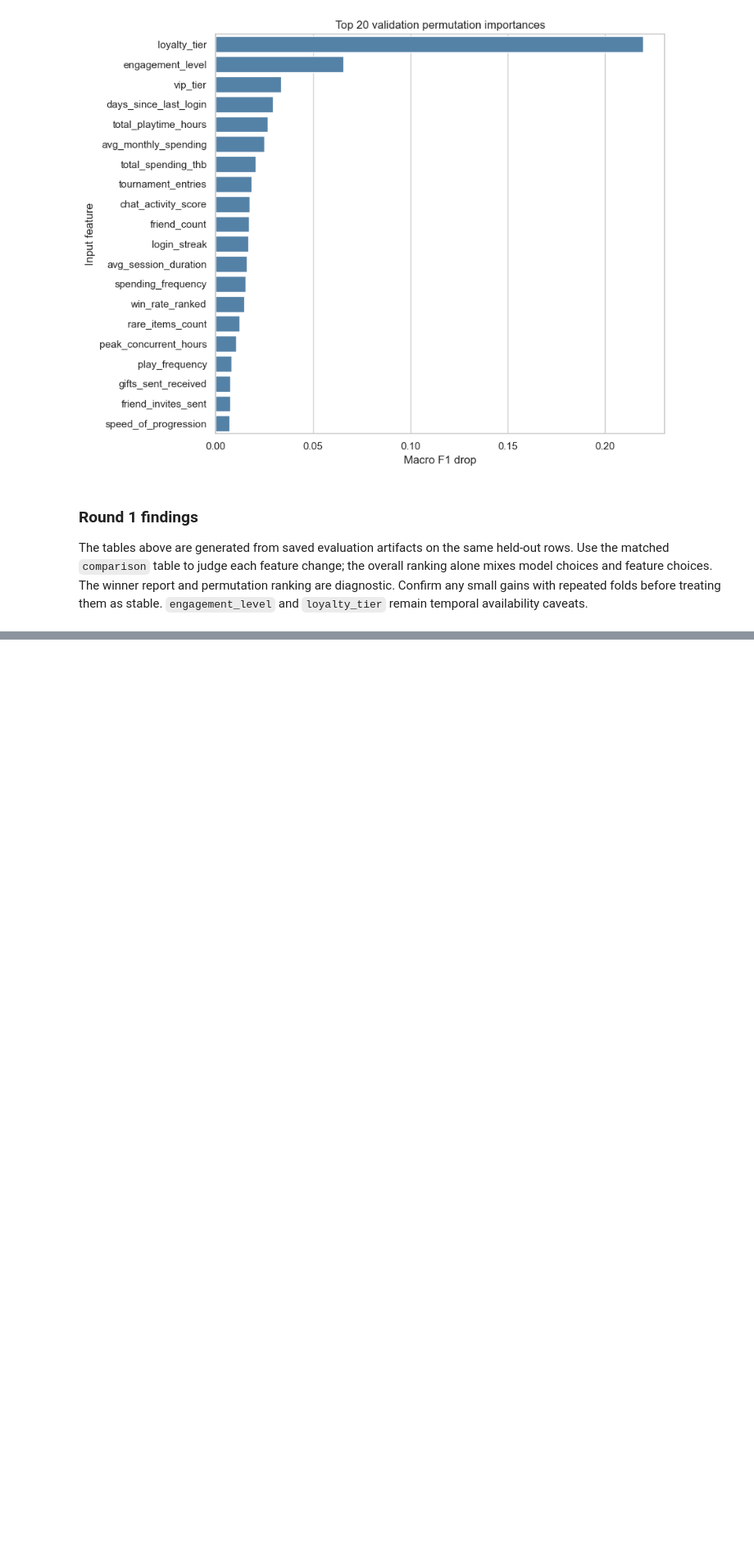
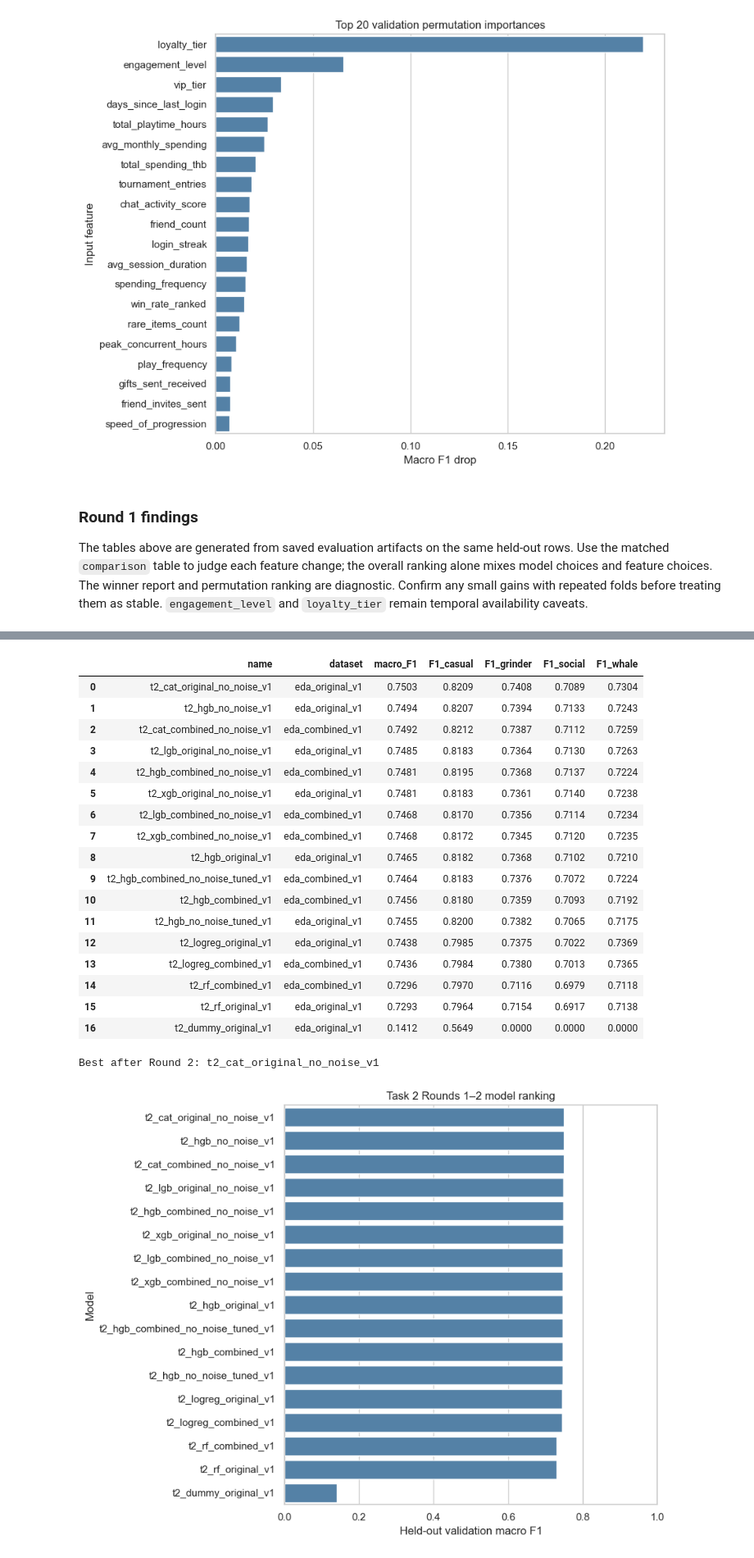
Before and after one commit to jakkarin-promsee/cpe342-ml-kaggle, a Jupyter notebook: src/task2/models/model.ipynb, the cells around one changed output, grey strips where cells are left out. Shown at 82% size. Cells and saved outputs as stored; diff of their text form; code cells hidden in the pictures; blank space fills up the shorter version.

```diff
--- a/src/task2/models/model.ipynb
+++ b/src/task2/models/model.ipynb
@@ -521,0 +642,14 @@ The tables above are generated from saved evaluation artifacts on the same held-
+# %%
+name = "t2_xgb_combined_no_noise_v1"
+if saved_result(name, dataset="combined") is None:
+    model = Pipeline([
+        ("preprocess", make_preprocessor(drop_noise=True, dataset="combined")),
+        ("classifier", XGBClassifier(
+            n_estimators=350, max_depth=5, learning_rate=.05,
+            min_child_weight=5, subsample=.9, colsample_bytree=.9,
+            reg_lambda=2., objective="multi:softprob", eval_metric="mlogloss",
+            tree_method="hist", random_state=SEED, n_jobs=4)),
+    ])
+    model.fit(X_dev_combined, y_dev)
+    record_model(name, model, "XGBoost one-hot baseline plus 14 behavior features",
+                 dataset="combined")
@@ -521,0 +662,55 @@ The tables above are generated from saved evaluation artifacts on the same held-
+# %%
+round2_model_names = [
+    "t2_lgb_original_no_noise_v1", "t2_lgb_combined_no_noise_v1",
+    "t2_cat_original_no_noise_v1", "t2_cat_combined_no_noise_v1",
+    "t2_xgb_original_no_noise_v1", "t2_xgb_combined_no_noise_v1",
+]
+round2_names = round1_names + round2_model_names
+index = read_evaluation_index(2)["evaluations"]
+assert all(name in index and index[name]["metric"] == "macro_F1"
+           for name in round2_names)
+round2_rows = []
+for name in round2_names:
+    model_card = json.loads(model_paths(name)[1].read_text(encoding="utf-8"))
+    data_name = model_card["data_name"]
+    valid_X = X_valid if data_name == DATA_NAME else X_valid_combined
+    pred = np.asarray(load_model(name).predict(valid_X)).reshape(-1)
+    macro = f1_score(y_valid, pred, average="macro", zero_division=0)
+    assert abs(macro - index[name]["score"]) < 1e-12
+    per_class = f1_score(y_valid, pred, labels=[0, 1, 2, 3], average=None,
+                         zero_division=0)
+    row = {"name": name, "dataset": data_name, "macro_F1": macro}
+    row.update({f"F1_{label}": score for label, score in zip(
+        ["casual", "grinder", "social", "whale"], per_class)})
+    round2_rows.append(row)
+round2_ranking = pd.DataFrame(round2_rows).sort_values(
+    "macro_F1", ascending=False).reset_index(drop=True)
+display(round2_ranking.round(4))
+print("Best after Round 2:", round2_ranking.iloc[0]["name"])
+fig, ax = plt.subplots(figsize=(9, 7))
+sns.barplot(data=round2_ranking, x="macro_F1", y="name", color="steelblue", ax=ax)
+ax.set(xlim=(0, 1), xlabel="Held-out validation macro F1", ylabel="Model",
+       title="Task 2 Rounds 1–2 model ranking")
+plt.tight_layout()
+plt.show()
+# %% [output]
+|  | name | dataset | macro_F1 | F1_casual | F1_grinder | F1_social | F1_whale |
+| 0 | t2_cat_original_no_noise_v1 | eda_original_v1 | 0.7503 | 0.8209 | 0.7408 | 0.7089 | 0.7304 |
+| 1 | t2_hgb_no_noise_v1 | eda_original_v1 | 0.7494 | 0.8207 | 0.7394 | 0.7133 | 0.7243 |
+| 2 | t2_cat_combined_no_noise_v1 | eda_combined_v1 | 0.7492 | 0.8212 | 0.7387 | 0.7112 | 0.7259 |
+| 3 | t2_lgb_original_no_noise_v1 | eda_original_v1 | 0.7485 | 0.8183 | 0.7364 | 0.7130 | 0.7263 |
+| 4 | t2_hgb_combined_no_noise_v1 | eda_combined_v1 | 0.7481 | 0.8195 | 0.7368 | 0.7137 | 0.7224 |
+| 5 | t2_xgb_original_no_noise_v1 | eda_original_v1 | 0.7481 | 0.8183 | 0.7361 | 0.7140 | 0.7238 |
+| 6 | t2_lgb_combined_no_noise_v1 | eda_combined_v1 | 0.7468 | 0.8170 | 0.7356 | 0.7114 | 0.7234 |
+| 7 | t2_xgb_combined_no_noise_v1 | eda_combined_v1 | 0.7468 | 0.8172 | 0.7345 | 0.7120 | 0.7235 |
+| 8 | t2_hgb_original_v1 | eda_original_v1 | 0.7465 | 0.8182 | 0.7368 | 0.7102 | 0.7210 |
+| 9 | t2_hgb_combined_no_noise_tuned_v1 | eda_combined_v1 | 0.7464 | 0.8183 | 0.7376 | 0.7072 | 0.7224 |
+| 10 | t2_hgb_combined_v1 | eda_combined_v1 | 0.7456 | 0.8180 | 0.7359 | 0.7093 | 0.7192 |
+| 11 | t2_hgb_no_noise_tuned_v1 | eda_original_v1 | 0.7455 | 0.8200 | 0.7382 | 0.7065 | 0.7175 |
+| 12 | t2_logreg_original_v1 | eda_original_v1 | 0.7438 | 0.7985 | 0.7375 | 0.7022 | 0.7369 |
+| 13 | t2_logreg_combined_v1 | eda_combined_v1 | 0.7436 | 0.7984 | 0.7380 | 0.7013 | 0.7365 |
+| 14 | t2_rf_combined_v1 | eda_combined_v1 | 0.7296 | 0.7970 | 0.7116 | 0.6979 | 0.7118 |
+| 15 | t2_rf_original_v1 | eda_original_v1 | 0.7293 | 0.7964 | 0.7154 | 0.6917 | 0.7138 |
+| 16 | t2_dummy_original_v1 | eda_original_v1 | 0.1412 | 0.5649 | 0.0000 | 0.0000 | 0.0000 |
+Best after Round 2: t2_cat_original_no_noise_v1
+[figure, added]
```
Also changed, not shown: parts of 18 cells of this notebook.
